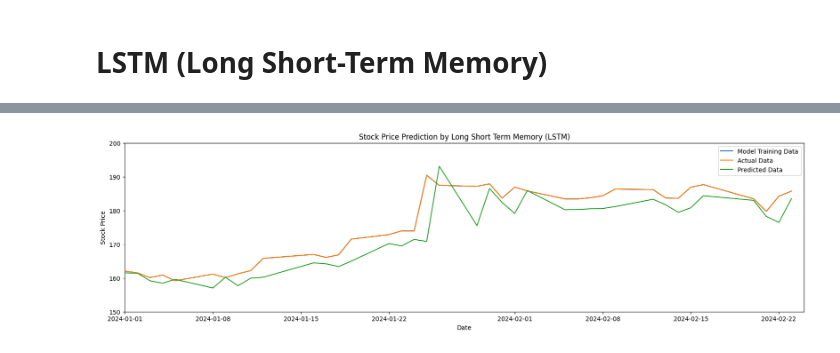
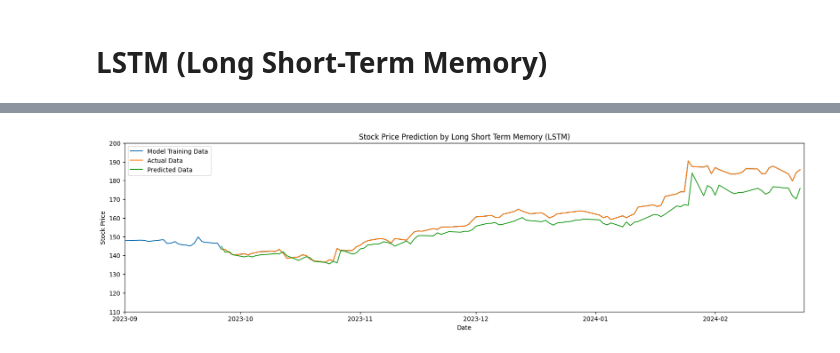
Before and after one commit to ashkjha1/StockPricePrediction, a Jupyter notebook: notebooks/Model_Training.ipynb, the cells around one changed output, grey strips where cells are left out. Saved outputs shown, nothing was run; the diff lists cells and outputs as text; code cells hidden in the pictures.

Commit message:
model-train-update

```diff
--- a/notebooks/Model_Training.ipynb
+++ b/notebooks/Model_Training.ipynb
@@ -443,7 +429,7 @@ print('-------------------------------------------------------------------------
 print('Shape of Training Set',train.shape)
 print('Shape of Validation Set',valid.shape)
 scaler = MinMaxScaler(feature_range=(0, 1))
-scaled_data = scaler.fit_transform(df_new)
+scaled_data = scaler.fit_transform(train)
 x_train, y_train = [], []
 for i in range(40,len(train)):
     x_train.append(scaled_data[i-40:i,0])
@@ -496,15 +482,15 @@ RMSE value on validation set: 3.5664557659790934
 # %%
 #Visualize the prediction
 plt.figure(figsize=(20,5), dpi=100)
 valid['Predictions'] = opening_price
 plt.plot(df_new['Close'])
 plt.plot(valid[['Close','Predictions']])
 plt.xlabel('Date')
-plt.xlim(datetime(2024,1,1), datetime(2024,2,24))
-plt.ylim(150,200)
+plt.xlim(datetime(2023,9,1), datetime(2024,2,24))
+plt.ylim(110,200)
 plt.ylabel('Stock Price')
 plt.title('Stock Price Prediction by Long Short Term Memory (LSTM)')
 plt.legend(['Model Training Data','Actual Data','Predicted Data'])
 plt.show()
 # %% [output]
-[figure, old version]
+[figure, new version]
```
Also changed, not shown: parts of 4 cells of this notebook.
